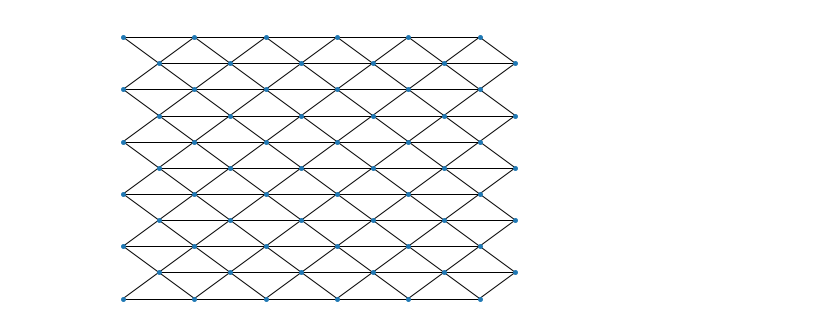
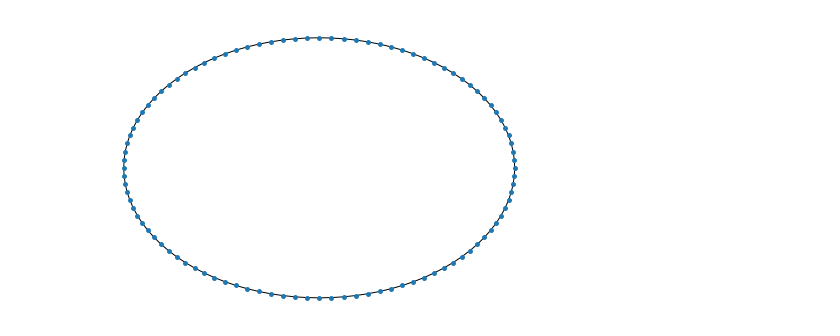
Before and after one commit to ulgenklc/Complex-Contagions, a Jupyter notebook: Excitations_python/geometric_network.ipynb, the cells around one changed output. Drawn from its saved outputs; the diff is of its cells as text; code cells hidden in the pictures.

Commit message:
Add files via upload
merged excitation into the main class

```diff
--- a/Excitations_python/geometric_network.ipynb
+++ b/Excitations_python/geometric_network.ipynb
@@ -73 +182,10 @@ t = 3
+# %%
+t = 4 # tiling
+n = 100 # network size
+p = 0.7 # cascade spreading probablioty
+pstart = 0.95 # first spread probability
+T = 200 # number of iterations
+Trials = 3 # number of trials
+seed = int(n/2) # node that the spread starts
+threshold = 0.1 # resistence of the node to it's neighbors' excitation level
 # %%
@@ -76,4 +194,4 @@ ring_latt = geometric_network('ring_lattice', size =n, banded = False)
 # %%
-twoD_latt.display(labels= False)
+ring_latt.display(labels = False)
 # %% [output]
-[figure, old version]
+[figure, new version]
```
Also changed, not shown: parts of 7 cells of this notebook, 1 other file.
